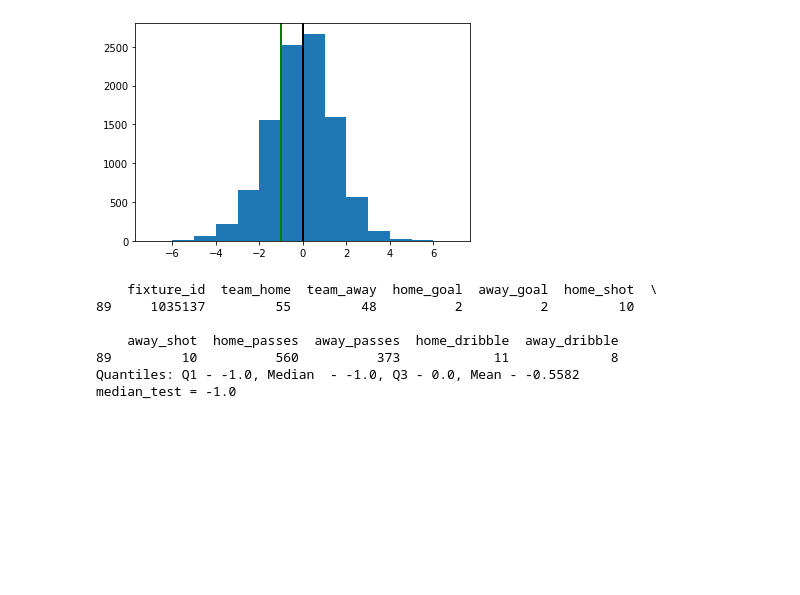
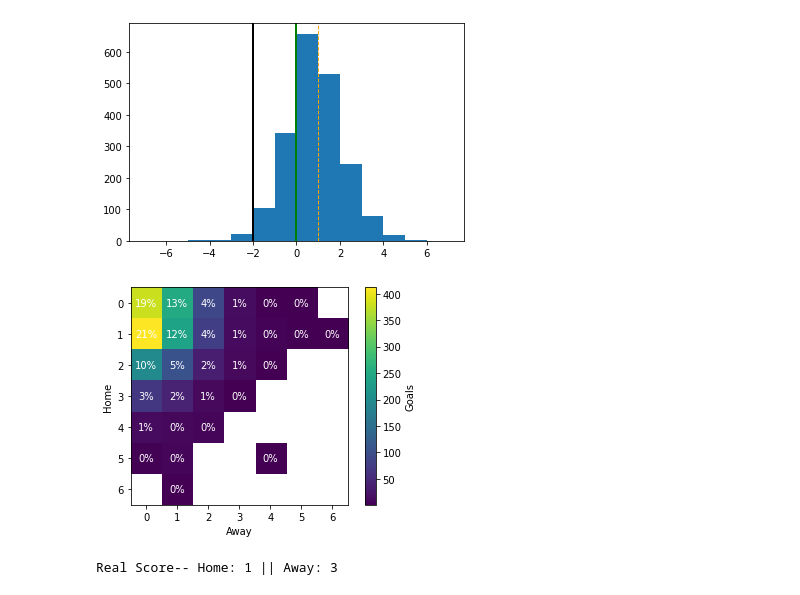
Before and after one commit to sak0213/fantasy-soccer, a Jupyter notebook: simulator/v1/sim_analysis._v2.ipynb, the cells around one changed output. Cells and saved outputs as stored; diff of their text form; code cells hidden in the pictures; blank space fills up the shorter version.

```diff
--- a/simulator/v1/sim_analysis._v2.ipynb
+++ b/simulator/v1/sim_analysis._v2.ipynb
@@ -18,7 +18,8 @@ fixture_id = 1035137
 # %%
 real_results_df = pd.read_sql(real_results_sql, conn)
 # %%
-def plot_results(real_df = None, fix_id=None):
+
+def plot_results(real_df = None, fix_id=None, chart_type=None):
     sim_df = simulate(fix_id, v1_setup_json, simulation_iterations, 'individual')
     row = real_df.loc[real_df['fixture_id']==fix_id]
     actual_diff = row['home_goal'] - row['away_goal']
@@ -32,19 +33,31 @@ def plot_results(real_df = None, fix_id=None):
     plt.axvline(q3, color='orange', linestyle='dashed', linewidth=1, label='Q3')
     plt.axvline(actual_diff.values[0], color='black', linestyle='solid', linewidth=2, label='Q3')
 
+    if chart_type == 'hist' or chart_type ==None:
+        plt.show()
+    plt.clf()
 
-    plt.show()
-    print(real_df.loc[real_df['fixture_id']==fix_id])
-    print(f"Quantiles: Q1 - {q1}, Median  - {median}, Q3 - {q3}, Mean - {np.mean(sim_df['home_goal'] - sim_df['away_goal'])}")
-    print(f"median_test = {np.median(sim_df['home_goal'] - sim_df['away_goal'])}")
+    pivot_table = sim_df.pivot_table(index='home_goal', columns='away_goal', aggfunc='size')
+
+
+    plt.imshow(pivot_table, cmap='viridis', interpolation='nearest')  # Adjust cmap and interpolation as needed
+    plt.xlabel('Away')
+    plt.ylabel('Home')
+    plt.colorbar(label='Goals')
+    for i in range(len(pivot_table.index)):
+        for j in range(len(pivot_table.columns)):
+            plt.text(j, i, f'{pivot_table.values[i, j] / len(sim_df) *100:0.0f}%',
+                    ha="center", va="center", color="white")
+
+    if chart_type == 'heat' or chart_type == None:
+        plt.show()
+    # print(real_df.loc[real_df['fixture_id']==fix_id])
+    print(f"Real Score-- Home: {real_df['home_goal'].loc[real_df['fixture_id']==fix_id].values[0]} || Away: {real_df['away_goal'].loc[real_df['fixture_id']==fix_id].values[0]}")
+    # print(f"Quantiles: Q1 - {q1}, Median  - {median}, Q3 - {q3}, Mean - {np.mean(sim_df['home_goal'] - sim_df['away_goal'])}")
+    # print(f"median_test = {np.median(sim_df['home_goal'] - sim_df['away_goal'])}")
 # %%
-plot_results(real_results_df, 1035137)
+plot_results(real_results_df, 1035060)
 # %% [output]
-[figure, old version]
+[figure, new version]
+[figure, added]
-    fixture_id  team_home  team_away  home_goal  away_goal  home_shot  \
-89     1035137         55         48          2          2         10
-
-    away_shot  home_passes  away_passes  home_dribble  away_dribble
-89         10          560          373            11             8
-Quantiles: Q1 - -1.0, Median  - -1.0, Q3 - 0.0, Mean - -0.5582
-median_test = -1.0
+Real Score-- Home: 1 || Away: 3
```
Also changed, not shown: parts of 1 cell of this notebook, 2 other files.
